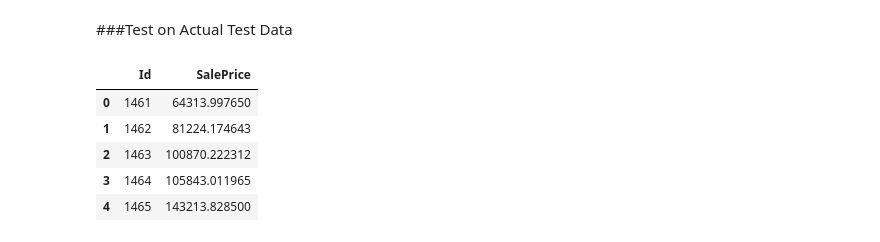
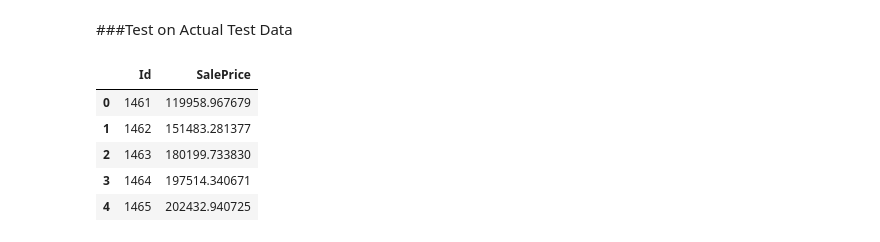
Before and after one commit to subho406/Housing-Prices-Prediction-using-various-Regression-Models, a Jupyter notebook: notebooks/Housing Prices.ipynb, the cells around one changed output. Saved outputs shown, nothing was run; the diff lists cells and outputs as text; code cells hidden in the pictures.

```diff
--- a/notebooks/Housing Prices.ipynb
+++ b/notebooks/Housing Prices.ipynb
@@ -301,44 +301,42 @@ Xcomplete=traindata.drop('SalePrice',1)
 ycomplete=traindata.loc[:,'SalePrice']
 Xcomplete=Xcomplete.sort_index(axis=1)
 
 #Fit the values
-regressorRidge.fit(Xcomplete,ycomplete)
+regressorLasso.fit(Xcomplete,ycomplete)
 
 #load Test Data
 testdata=pd.read_csv('../data/test.csv')
 Ids=testdata.loc[:,'Id']
 testdata=testdata.drop('Id',1)
 
-#Apply skewness
-numeric_feats = testdata.dtypes[testdata.dtypes != "object"].index
 
-skewed_feats = testdata[numeric_feats].apply(lambda x: skew(x.dropna())) #compute skewness
-skewed_feats = skewed_feats[skewed_feats > 0.75]
-skewed_feats = skewed_feats.index
+#Use the existing skewed index
+testdata[skewed_feats] = np.log1p(testdata[skewed_feats])
 
-testdata[skewed_feats] = np.log1p(testdata[skewed_feats])
 #Bit value encoding
 testdata=pd.get_dummies(testdata)
 
-testdata=testdata.fillna(Xcomplete.mean())
+testdata=testdata.fillna(np.round(Xcomplete.mean()))
 #Generate empty datadrame with same feature names
 df_copy = pd.DataFrame(columns=Xcomplete.columns)
+
 #Combine dataframes
 result=df_copy.append(testdata,ignore_index=True)
 result.sort_index(axis=1)
 result=result.fillna(0)
 
 #Predict values
-predictedValues=regressorRidge.predict(result)
+predictedValues=regressorLasso.predict(result)
 predictedValues=np.expm1(predictedValues)
 outputdataFrame=pd.DataFrame({'Id':Ids,'SalePrice':predictedValues})
+
 #Save to csv
 outputdataFrame.to_csv('output.csv',index=False)
 outputdataFrame.head()
 # %% [output]
 |  | Id | SalePrice |
-| 0 | 1461 | 64313.997650 |
-| 1 | 1462 | 81224.174643 |
-| 2 | 1463 | 100870.222312 |
-| 3 | 1464 | 105843.011965 |
-| 4 | 1465 | 143213.828500 |
+| 0 | 1461 | 119958.967679 |
+| 1 | 1462 | 151483.281377 |
+| 2 | 1463 | 180199.733830 |
+| 3 | 1464 | 197514.340671 |
+| 4 | 1465 | 202432.940725 |
```
Also changed, not shown: parts of 15 cells of this notebook, 1 other file.
